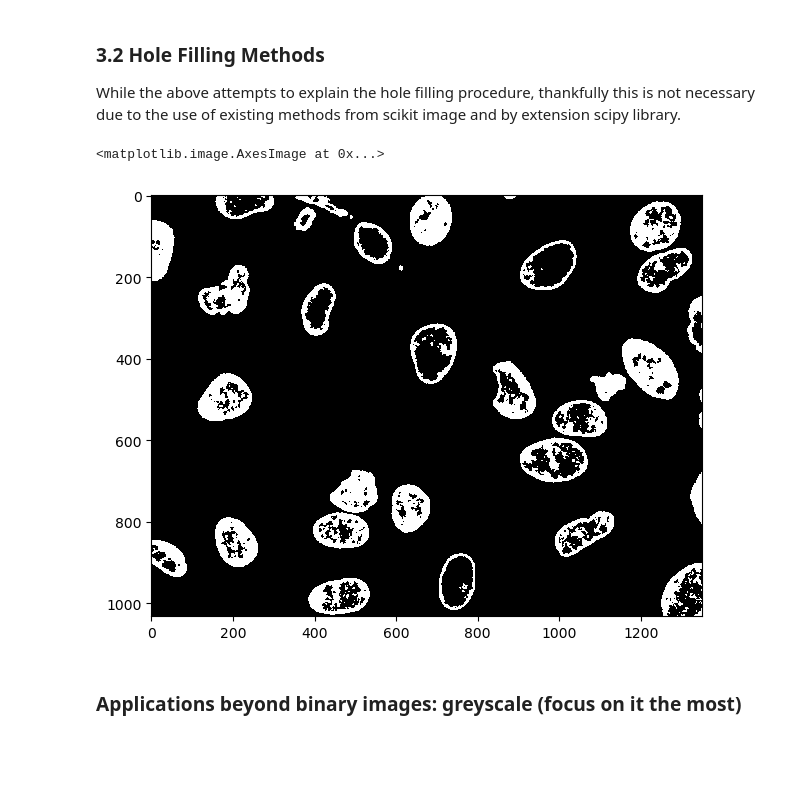
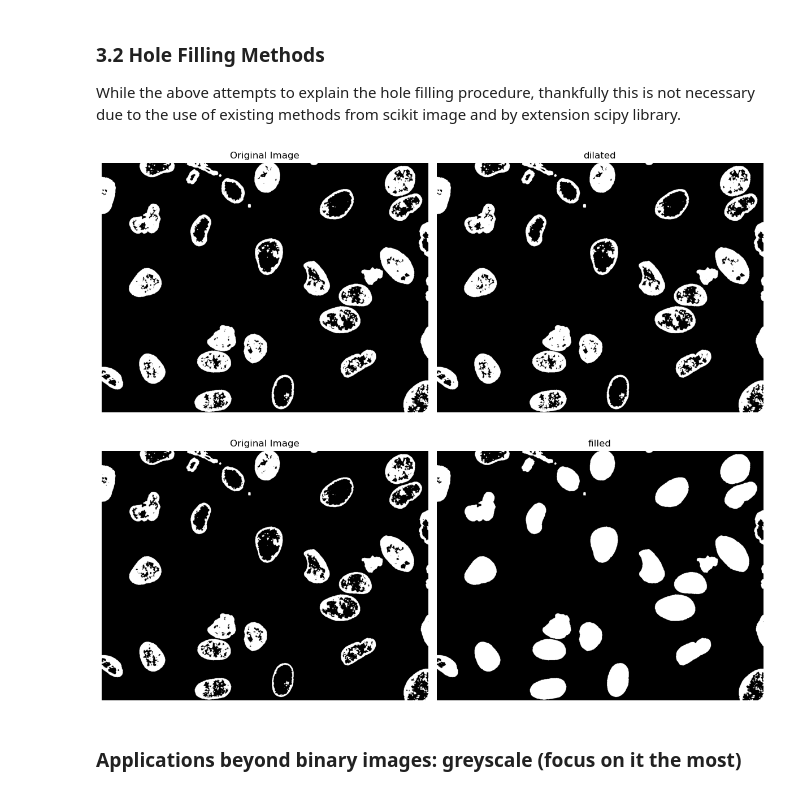
Before and after one commit to zionnpark/BME1462-group-project, a Jupyter notebook: presentation/part3_algorithms.ipynb, the cells around one changed output. Cells and saved outputs as stored; diff of their text form; code cells hidden in the pictures; blank space fills up the shorter version.

Commit message:
added hole filling comparison between dilation

```diff
--- a/presentation/part3_algorithms.ipynb
+++ b/presentation/part3_algorithms.ipynb
@@ -59,9 +60,48 @@ def visuals(X_k, I_c, iteration, dilated= None):
 While the above attempts to explain the hole filling procedure, thankfully this is not necessary due to the use of existing methods from scikit image and by extension scipy library.
 # %%
 img = imread('cell_holes.png')
-imshow(img)
+# imshow(img)
+
+dilated = morph.binary_dilation(img)
+
+#Display images:
+# Create a figure with 1 row and 2 columns
+fig, axes = plt.subplots(1, 2, figsize=(12, 6))
+
+# Plot the original image
+axes[0].imshow(dilated, cmap='Greys_r')
+axes[0].set_title("Original Image")
+axes[0].axis('off')
+
+# Plot the filtered image
+axes[1].imshow(dilated, cmap='Greys_r')
+axes[1].set_title("dilated")
+axes[1].axis('off')
+
+plt.tight_layout()
+plt.show()
 # %% [output]
-<matplotlib.image.AxesImage at 0x...>
-[figure, old version]
+[figure, new version]
+# %%
+filled = binary_fill_holes(img)
+
+#Display images:
+# Create a figure with 1 row and 2 columns
+fig, axes = plt.subplots(1, 2, figsize=(12, 6))
+
+# Plot the original image
+axes[0].imshow(img, cmap='Greys_r')
+axes[0].set_title("Original Image")
+axes[0].axis('off')
+
+# Plot the filtered image
+axes[1].imshow(filled, cmap='Greys_r')
+axes[1].set_title("filled")
+axes[1].axis('off')
+
+plt.tight_layout()
+plt.show()
+# %% [output]
+[figure, added]
 # %% [markdown]
 ### Applications beyond binary images: greyscale (focus on it the most)
```
Also changed, not shown: parts of 1 cell of this notebook.
